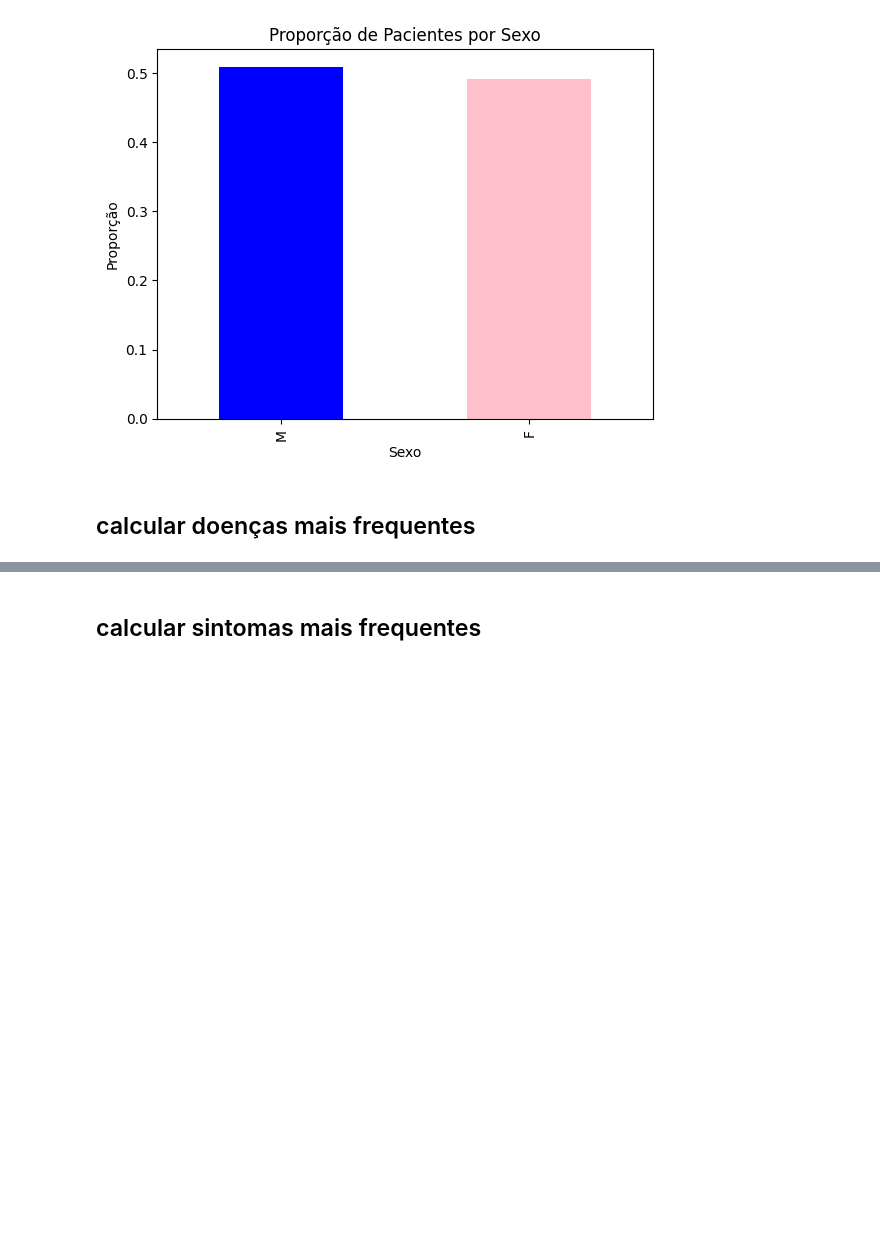
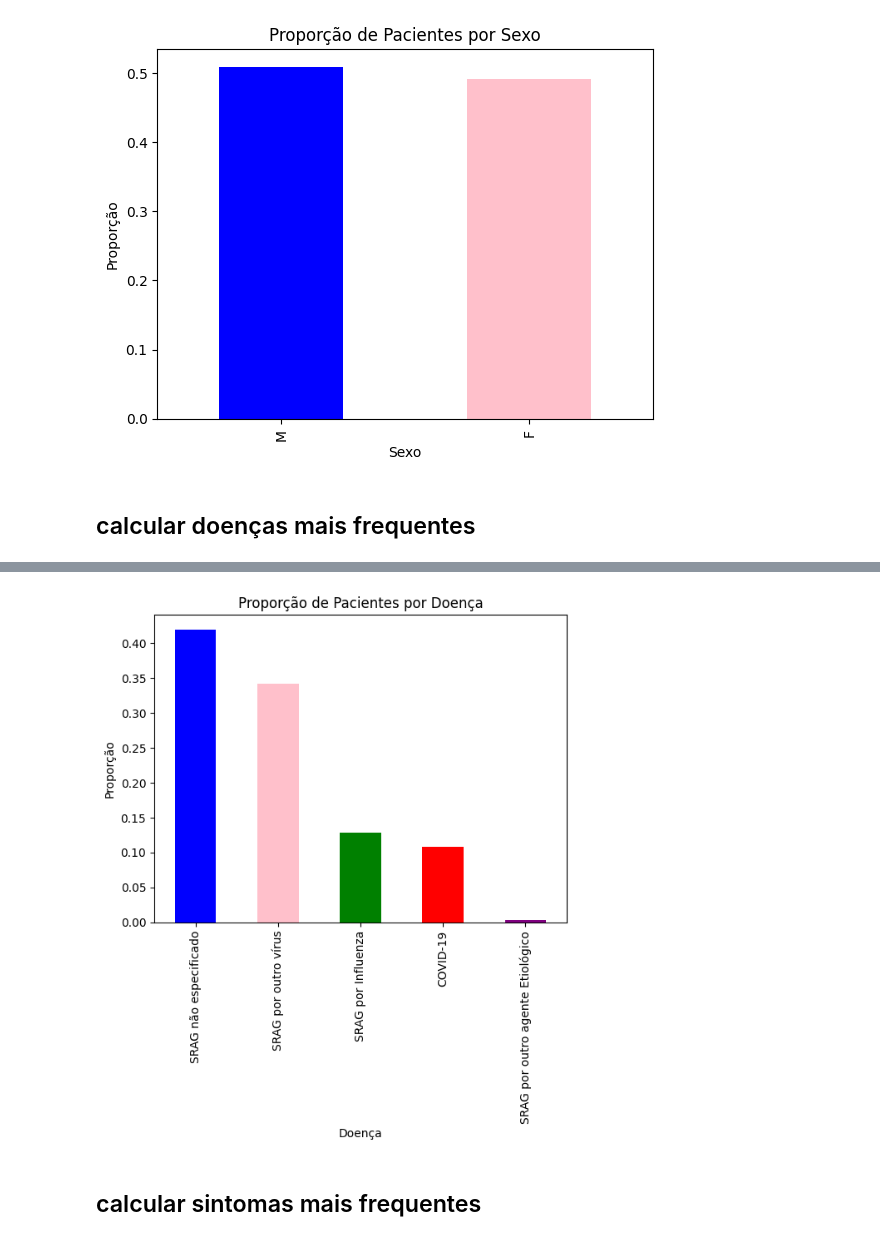
Before and after one commit to Gefft3/ecos-da-rota, a Jupyter notebook: plots.ipynb, the cells around one changed output, grey strips where cells are left out. Saved outputs shown, nothing was run; the diff lists cells and outputs as text; code cells hidden in the pictures; blank space fills up the shorter version.

```diff
--- a/plots.ipynb
+++ b/plots.ipynb
@@ -70,12 +73,7 @@ def sintomas_mais_frequente(df):
     return df_contagem
 # %%
 def doenca_mais_frequente(df):
-    mapa_doencas = {
-        '',
-
-    }
-
-
+    df_doencas = df['CLASSI_FIN'].value_counts(normalize=True)
     return df_doencas
 # %%
 def fator_risco(df):
@@ -120,3 +120,7 @@ plt.show()
 [figure]
 # %% [markdown]
 ## calcular doenças mais frequentes
+# %%
+df_doencas = doenca_mais_frequente(df_sivep)
+df_doencas.rename(index={1: 'SRAG por Influenza', 2: 'SRAG por outro vírus', 3: 'SRAG por outro agente Etiológico', 4: 'SRAG não especificado', 5: 'COVID-19'}, inplace=True)
+df_doencas.head()
@@ -123,3 +135,12 @@ plt.show()
+# %%
+df_doencas.plot(kind='bar', color=['blue', 'pink', 'green', 'red', 'purple'])
+
+plt.title('Proporção de Pacientes por Doença')
+plt.xlabel('Doença')
+plt.ylabel('Proporção')
+plt.show()
+# %% [output]
+[figure, added]
 # %% [markdown]
 ## calcular sintomas mais frequentes
 # %%
```
Also changed, not shown: parts of 6 cells of this notebook.
